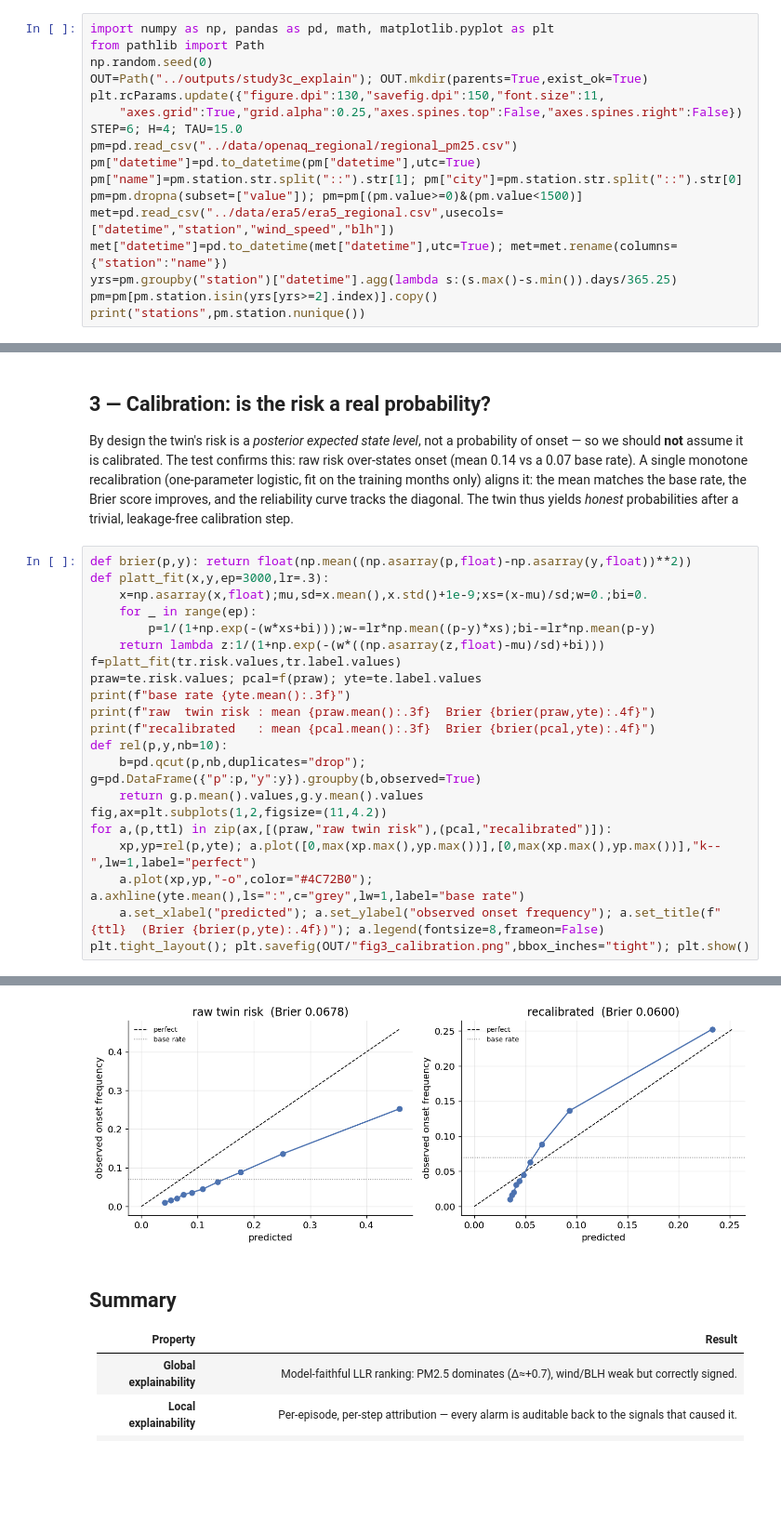
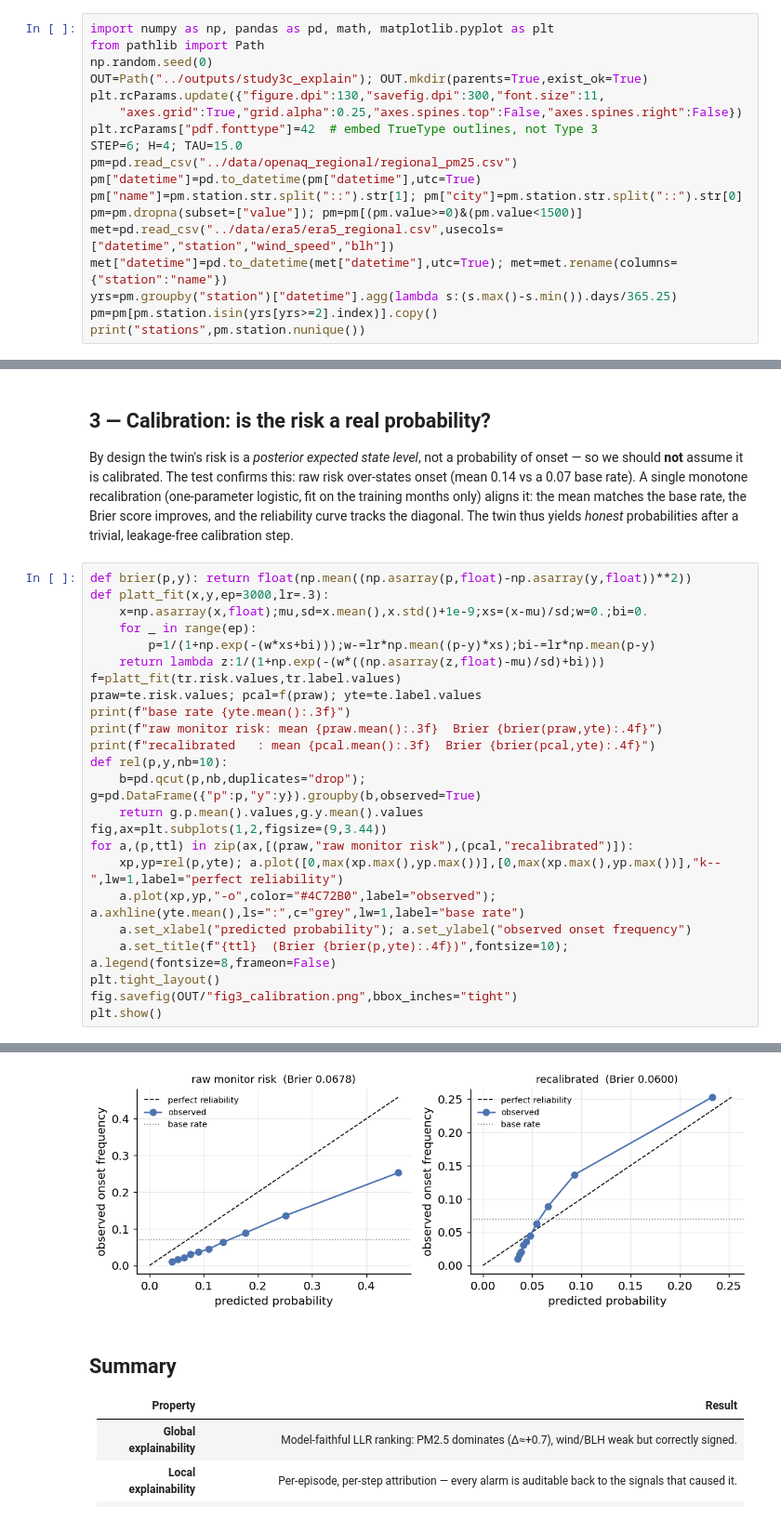
Before and after one commit to Sumiya-Sayeed/air-quality, a Jupyter notebook: notebooks/study3c_explainability_calibration.ipynb, the cells around one changed output, grey strips where cells are left out. Shown at 93% size. Saved outputs shown, nothing was run; the diff lists cells and outputs as text; blank space fills up the shorter version.

```diff
--- a/notebooks/study3c_explainability_calibration.ipynb
+++ b/notebooks/study3c_explainability_calibration.ipynb
@@ -17,8 +17,9 @@ import numpy as np, pandas as pd, math, matplotlib.pyplot as plt
 from pathlib import Path
 np.random.seed(0)
 OUT=Path("../outputs/study3c_explain"); OUT.mkdir(parents=True,exist_ok=True)
-plt.rcParams.update({"figure.dpi":130,"savefig.dpi":150,"font.size":11,
+plt.rcParams.update({"figure.dpi":130,"savefig.dpi":300,"font.size":11,
     "axes.grid":True,"grid.alpha":0.25,"axes.spines.top":False,"axes.spines.right":False})
+plt.rcParams["pdf.fonttype"]=42  # embed TrueType outlines, not Type 3
 STEP=6; H=4; TAU=15.0
 pm=pd.read_csv("../data/openaq_regional/regional_pm25.csv")
 pm["datetime"]=pd.to_datetime(pm["datetime"],utc=True)
@@ -178,16 +181,19 @@ def platt_fit(x,y,ep=3000,lr=.3):
 f=platt_fit(tr.risk.values,tr.label.values)
 praw=te.risk.values; pcal=f(praw); yte=te.label.values
 print(f"base rate {yte.mean():.3f}")
-print(f"raw  twin risk : mean {praw.mean():.3f}  Brier {brier(praw,yte):.4f}")
+print(f"raw monitor risk: mean {praw.mean():.3f}  Brier {brier(praw,yte):.4f}")
 print(f"recalibrated   : mean {pcal.mean():.3f}  Brier {brier(pcal,yte):.4f}")
 def rel(p,y,nb=10):
     b=pd.qcut(p,nb,duplicates="drop"); g=pd.DataFrame({"p":p,"y":y}).groupby(b,observed=True)
     return g.p.mean().values,g.y.mean().values
-fig,ax=plt.subplots(1,2,figsize=(11,4.2))
-for a,(p,ttl) in zip(ax,[(praw,"raw twin risk"),(pcal,"recalibrated")]):
-    xp,yp=rel(p,yte); a.plot([0,max(xp.max(),yp.max())],[0,max(xp.max(),yp.max())],"k--",lw=1,label="perfect")
-    a.plot(xp,yp,"-o",color="#4C72B0"); a.axhline(yte.mean(),ls=":",c="grey",lw=1,label="base rate")
-    a.set_xlabel("predicted"); a.set_ylabel("observed onset frequency"); a.set_title(f"{ttl}  (Brier {brier(p,yte):.4f})"); a.legend(fontsize=8,frameon=False)
-plt.tight_layout(); plt.savefig(OUT/"fig3_calibration.png",bbox_inches="tight"); plt.show()
+fig,ax=plt.subplots(1,2,figsize=(9,3.44))
+for a,(p,ttl) in zip(ax,[(praw,"raw monitor risk"),(pcal,"recalibrated")]):
+    xp,yp=rel(p,yte); a.plot([0,max(xp.max(),yp.max())],[0,max(xp.max(),yp.max())],"k--",lw=1,label="perfect reliability")
+    a.plot(xp,yp,"-o",color="#4C72B0",label="observed"); a.axhline(yte.mean(),ls=":",c="grey",lw=1,label="base rate")
+    a.set_xlabel("predicted probability"); a.set_ylabel("observed onset frequency")
+    a.set_title(f"{ttl}  (Brier {brier(p,yte):.4f})",fontsize=10); a.legend(fontsize=8,frameon=False)
+plt.tight_layout()
+fig.savefig(OUT/"fig3_calibration.png",bbox_inches="tight")
+plt.show()
 # %% [output]
 base rate 0.070
@@ -195,5 +201,5 @@ raw  twin risk : mean 0.145  Brier 0.0678
 recalibrated   : mean 0.069  Brier 0.0600
-[figure, old version]
+[figure, new version]
 # %% [markdown]
 ## Summary
 
```
Also changed, not shown: parts of 3 cells of this notebook, 37 other files.
